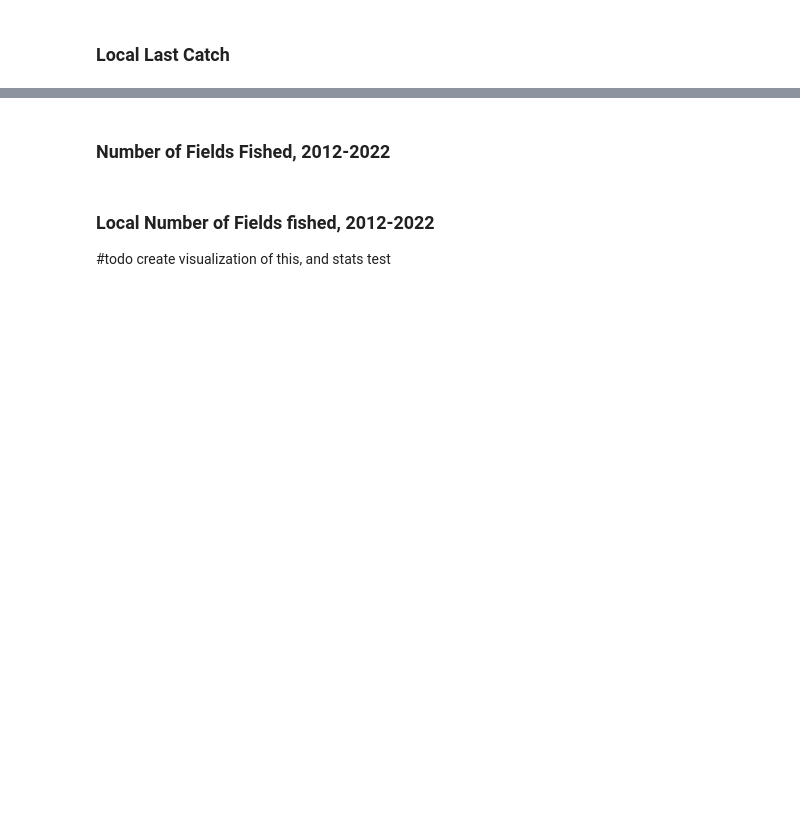
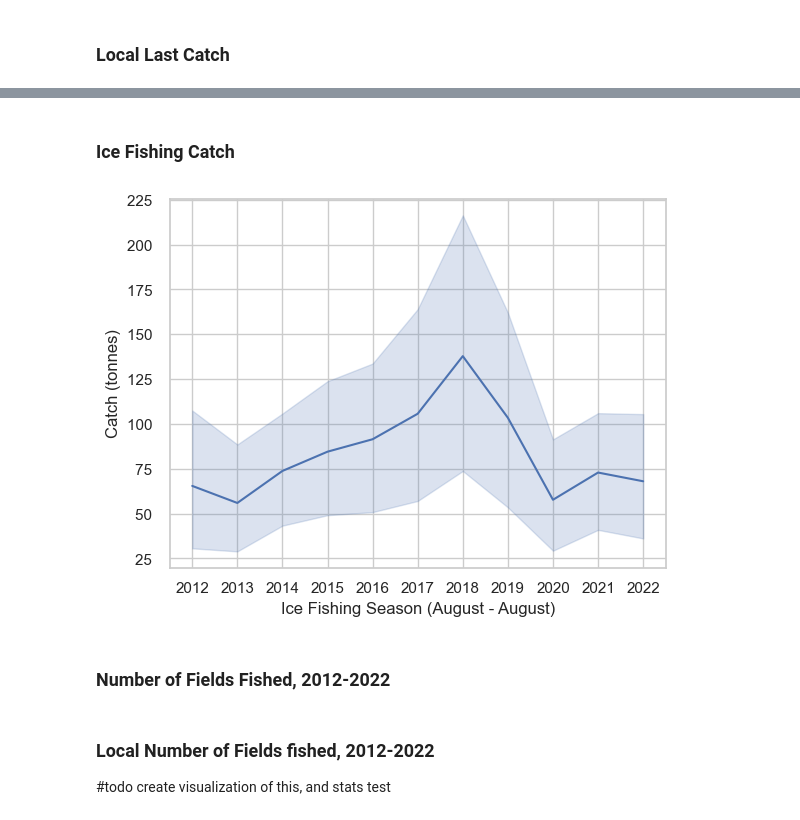
Before and after one commit to huntersnyder/seaicefishing, a Jupyter notebook: notebooks/03-stats_and_viz.ipynb, the cells around one changed output, grey strips where cells are left out. Drawn from its saved outputs; the diff is of its cells as text; code cells hidden in the pictures; blank space fills up the shorter version.

```diff
--- a/notebooks/03-stats_and_viz.ipynb
+++ b/notebooks/03-stats_and_viz.ipynb
@@ -476,3 +462,27 @@ Text(0, 0.5, 'Last Day of Ice Fishing')
+# %% [markdown]
+### Ice Fishing Catch
+# %%
+ice_landings = landings.query('vessel_type == "ice"')
+
+ax = sns.lineplot(
+    data=ice_landings.groupby(by=["seasonal_year", "sellers_locality"])
+    .amount_in_kg.sum()
+    .reset_index(),
+    x="seasonal_year",
+    y="amount_in_kg",
+    legend=False,
+)
+plt.xticks(range(2012, 2023))  # Adjust the range based on your data
+
+ax.set_xlabel("Ice Fishing Season (August - August)")
+ax.set_ylabel("Catch (tonnes)")
+
+def millions_formatter(x, pos):
+    return f"{x / 1e3:.0f} "
+
+ax.yaxis.set_major_formatter(FuncFormatter(millions_formatter))
+# %% [output]
+[figure, added]
 # %% [markdown]
 ### Number of Fields Fished, 2012-2022
 # %%
```
Also changed, not shown: parts of 20 cells of this notebook, 4 other files.
